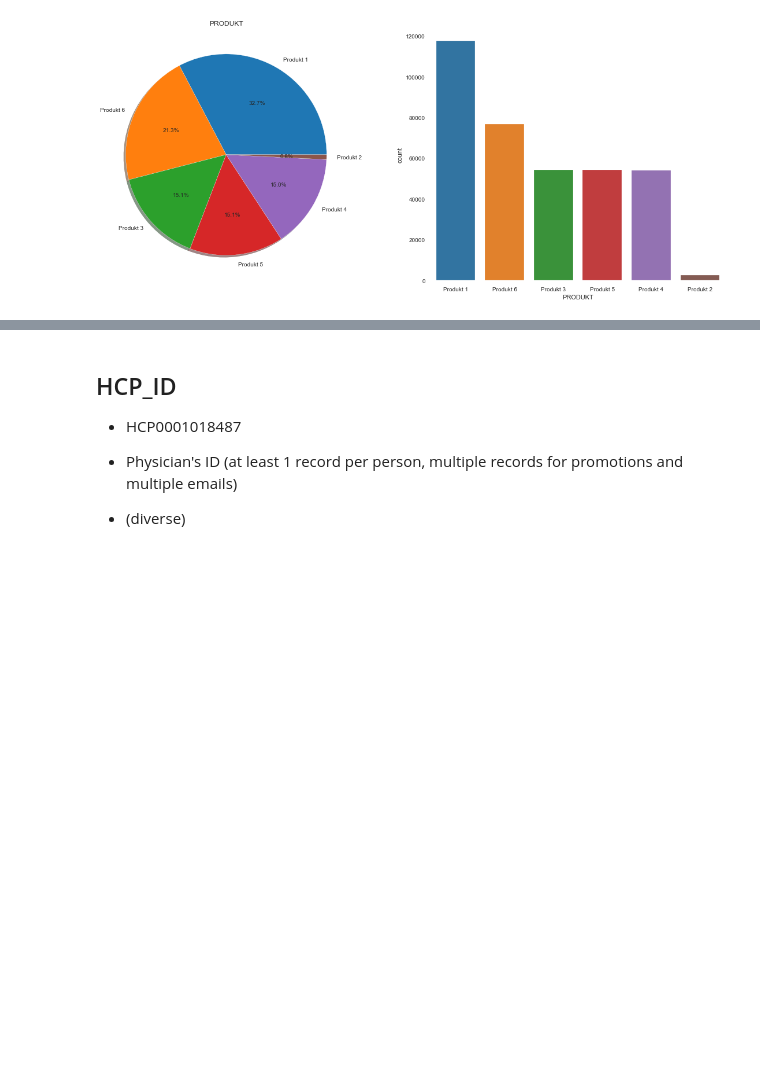
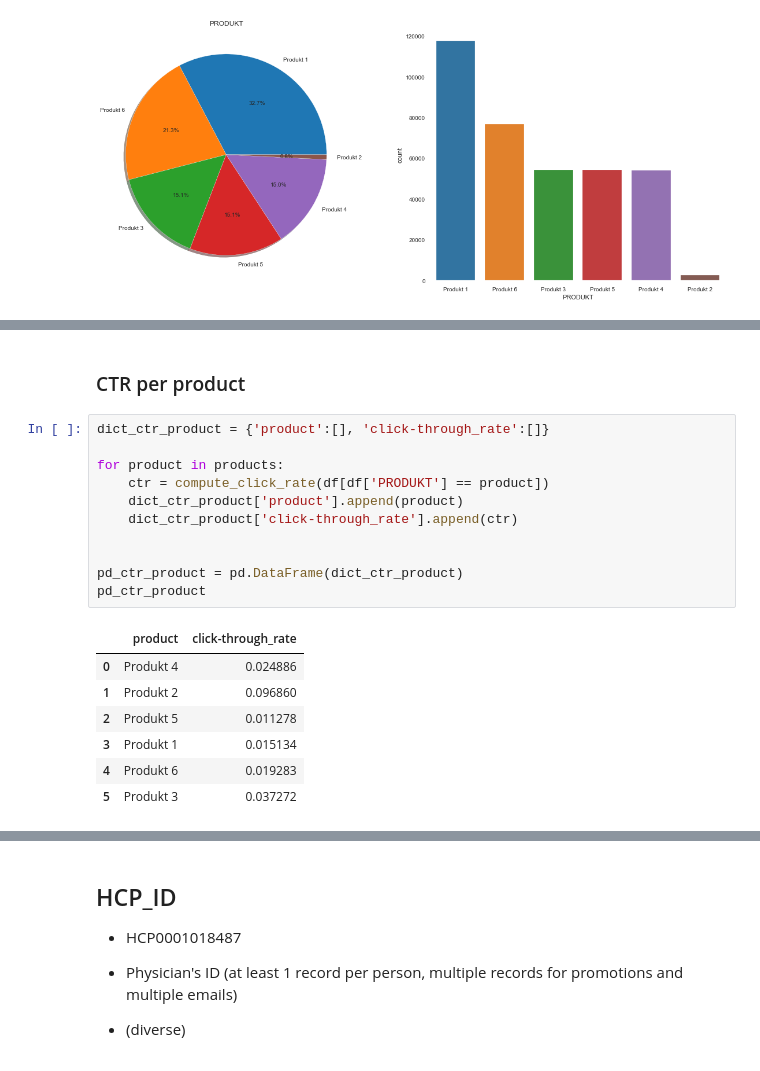
Before and after one commit to ck-unifr/analysis_email_performance, a Jupyter notebook: analysis_email_performance.ipynb, the cells around one changed output, grey strips where cells are left out. Drawn from its saved outputs; the diff is of its cells as text; blank space fills up the shorter version.

```diff
--- a/analysis_email_performance.ipynb
+++ b/analysis_email_performance.ipynb
@@ -1607,0 +1679,21 @@ plot_pie_bar(df, 'PRODUKT', title='')
+# %% [markdown]
+### CTR per product
+# %%
+dict_ctr_product = {'product':[], 'click-through_rate':[]}
+
+for product in products:
+    ctr = compute_click_rate(df[df['PRODUKT'] == product])
+    dict_ctr_product['product'].append(product)
+    dict_ctr_product['click-through_rate'].append(ctr)
+
+
+pd_ctr_product = pd.DataFrame(dict_ctr_product)
+pd_ctr_product
+# %% [output]
+|  | product | click-through_rate |
+| 0 | Produkt 4 | 0.024886 |
+| 1 | Produkt 2 | 0.096860 |
+| 2 | Produkt 5 | 0.011278 |
+| 3 | Produkt 1 | 0.015134 |
+| 4 | Produkt 6 | 0.019283 |
+| 5 | Produkt 3 | 0.037272 |
```
Also changed, not shown: parts of 15 cells of this notebook.
